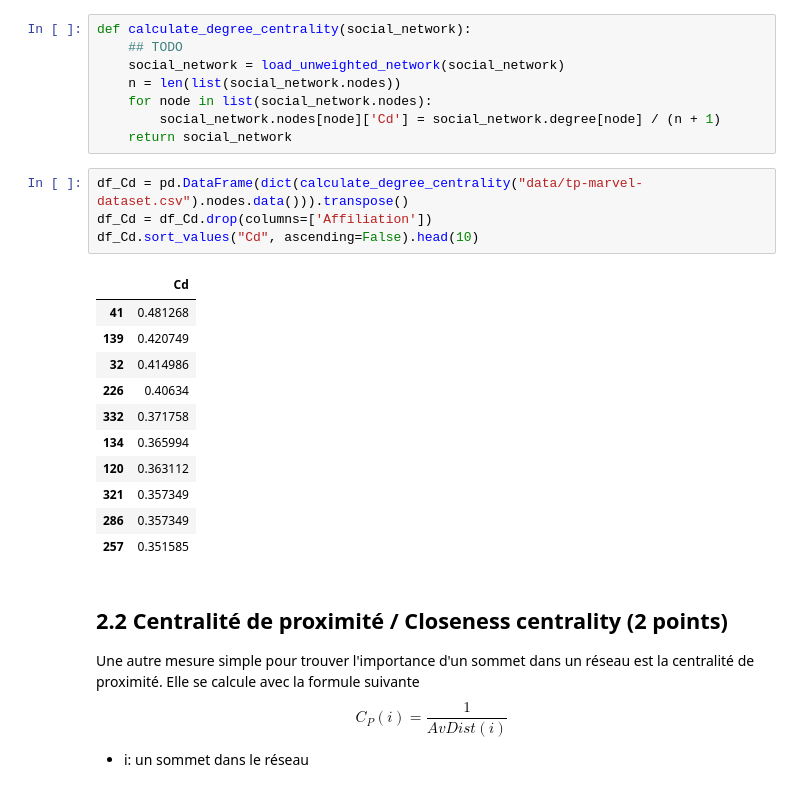
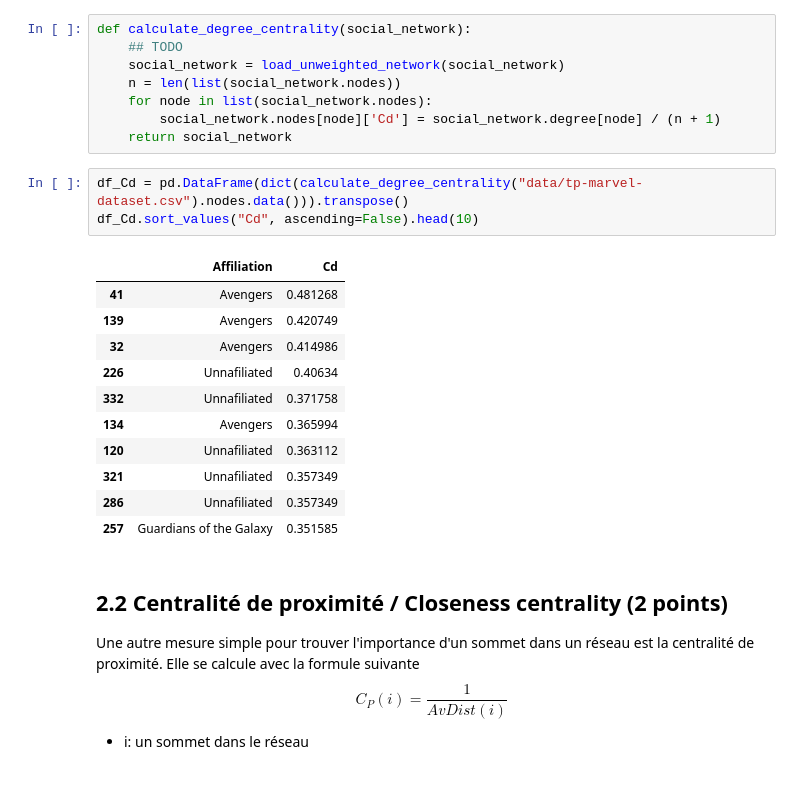
Before and after one commit to marcomudenge/Data_Mining_Social_Network_Lab, a Jupyter notebook: Data_Mining_Marvel_Network_Mudenge_Souttre.ipynb, the cells around one changed output. Saved outputs shown, nothing was run; the diff lists cells and outputs as text.

```diff
--- a/Data_Mining_Marvel_Network_Mudenge_Souttre.ipynb
+++ b/Data_Mining_Marvel_Network_Mudenge_Souttre.ipynb
@@ -716,20 +688,19 @@ def calculate_degree_centrality(social_network):
     return social_network
 # %%
 df_Cd = pd.DataFrame(dict(calculate_degree_centrality("data/tp-marvel-dataset.csv").nodes.data())).transpose()
-df_Cd = df_Cd.drop(columns=['Affiliation'])
 df_Cd.sort_values("Cd", ascending=False).head(10)
 # %% [output]
-|  | Cd |
-| 41 | 0.481268 |
-| 139 | 0.420749 |
-| 32 | 0.414986 |
-| 226 | 0.40634 |
-| 332 | 0.371758 |
-| 134 | 0.365994 |
-| 120 | 0.363112 |
-| 321 | 0.357349 |
-| 286 | 0.357349 |
-| 257 | 0.351585 |
+|  | Affiliation | Cd |
+| 41 | Avengers | 0.481268 |
+| 139 | Avengers | 0.420749 |
+| 32 | Avengers | 0.414986 |
+| 226 | Unnafiliated | 0.40634 |
+| 332 | Unnafiliated | 0.371758 |
+| 134 | Avengers | 0.365994 |
+| 120 | Unnafiliated | 0.363112 |
+| 321 | Unnafiliated | 0.357349 |
+| 286 | Unnafiliated | 0.357349 |
+| 257 | Guardians of the Galaxy | 0.351585 |
 # %% [markdown]
 ## 2.2 Centralité de proximité / Closeness centrality (2 points)
 
```
Also changed, not shown: parts of 21 cells of this notebook, 2 other files.
